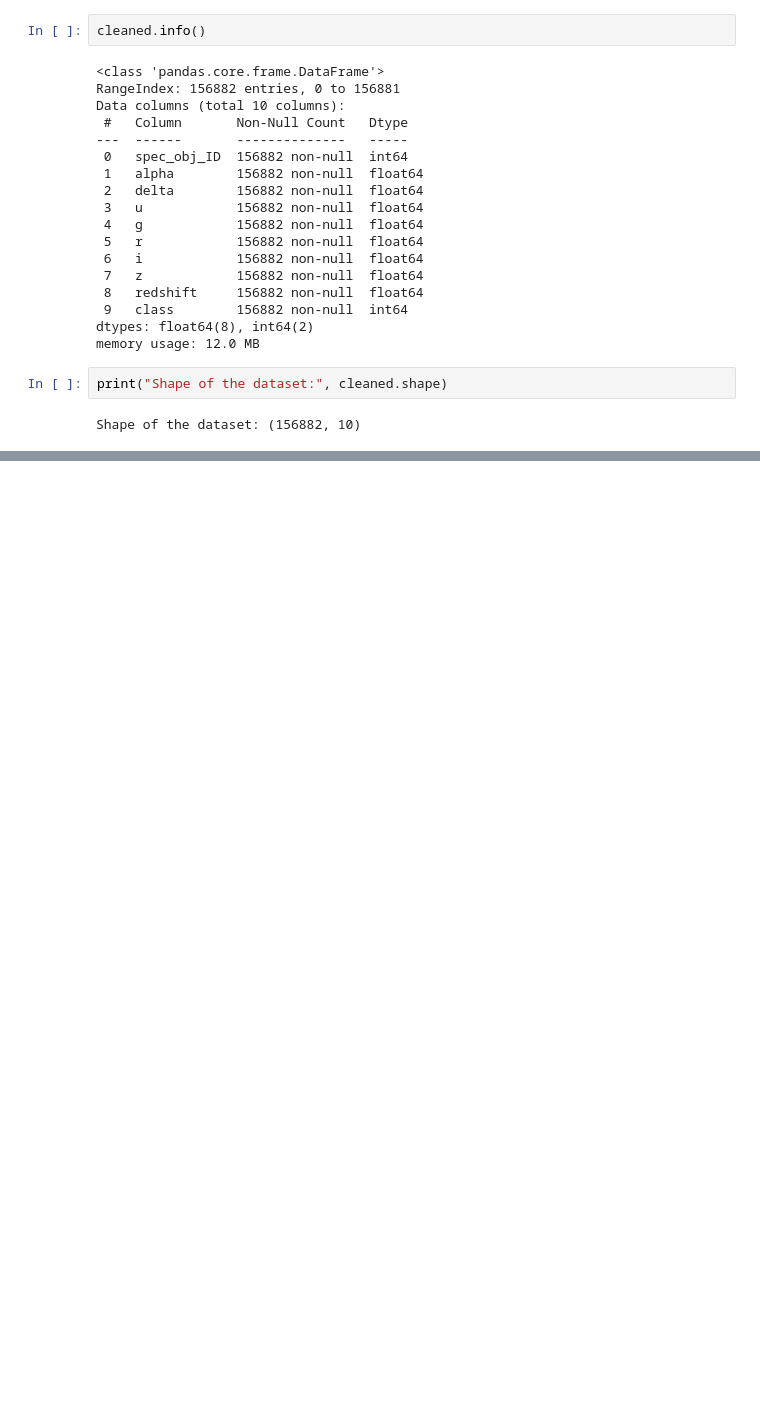
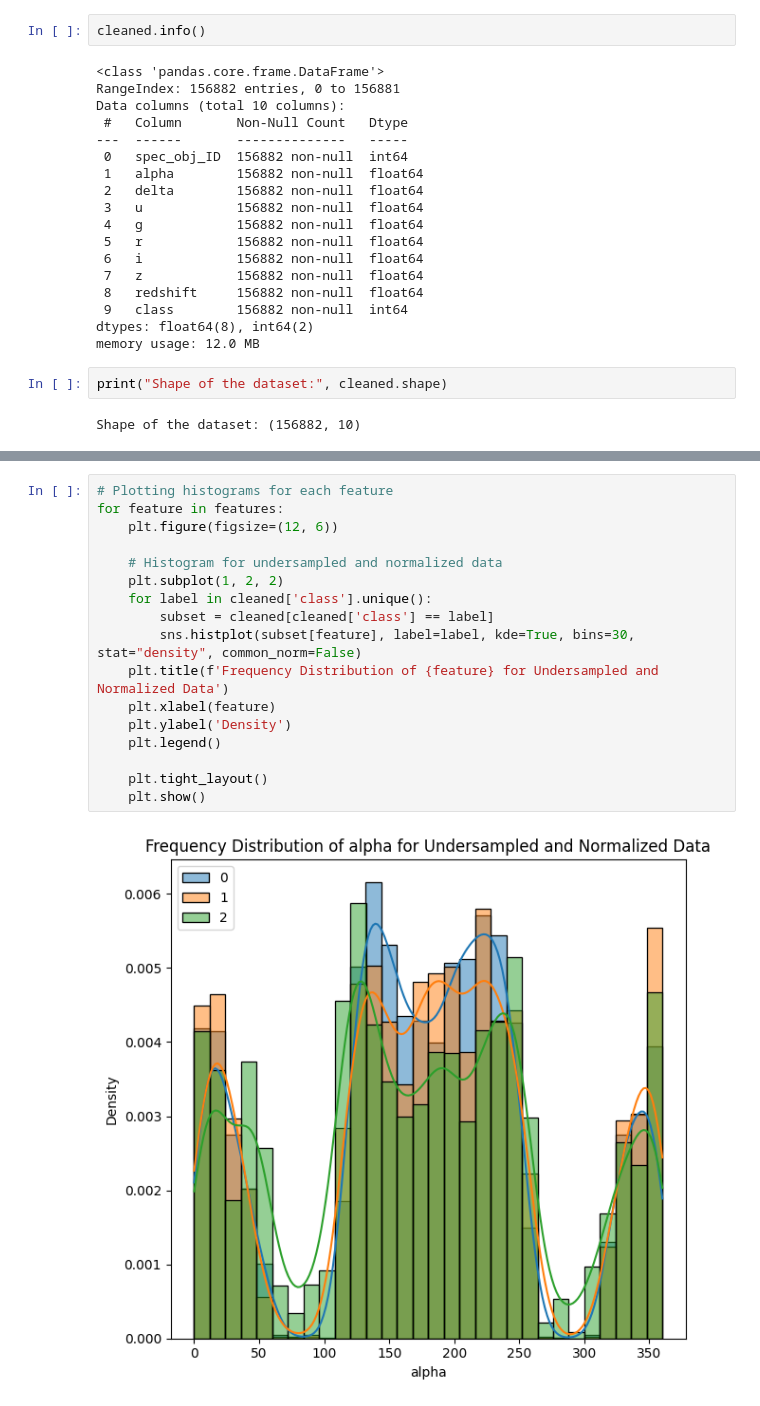
Before and after one commit to jonnneehh/STINTSY-MachineProject, a Jupyter notebook: datasetPreparation.ipynb, the cells around one changed output, grey strips where cells are left out. Saved outputs shown, nothing was run; the diff lists cells and outputs as text; blank space fills up the shorter version.

```diff
--- a/datasetPreparation.ipynb
+++ b/datasetPreparation.ipynb
@@ -595,0 +608,19 @@ plt.show()
+# %%
+# Plotting histograms for each feature
+for feature in features:
+    plt.figure(figsize=(12, 6))
+
+    # Histogram for undersampled and normalized data
+    plt.subplot(1, 2, 2)
+    for label in cleaned['class'].unique():
+        subset = cleaned[cleaned['class'] == label]
+        sns.histplot(subset[feature], label=label, kde=True, bins=30, stat="density", common_norm=False)
+    plt.title(f'Frequency Distribution of {feature} for Undersampled and Normalized Data')
+    plt.xlabel(feature)
+    plt.ylabel('Density')
+    plt.legend()
+
+    plt.tight_layout()
+    plt.show()
+# %% [output]
+[figure, added]
```
Also changed, not shown: parts of 8 cells of this notebook.
